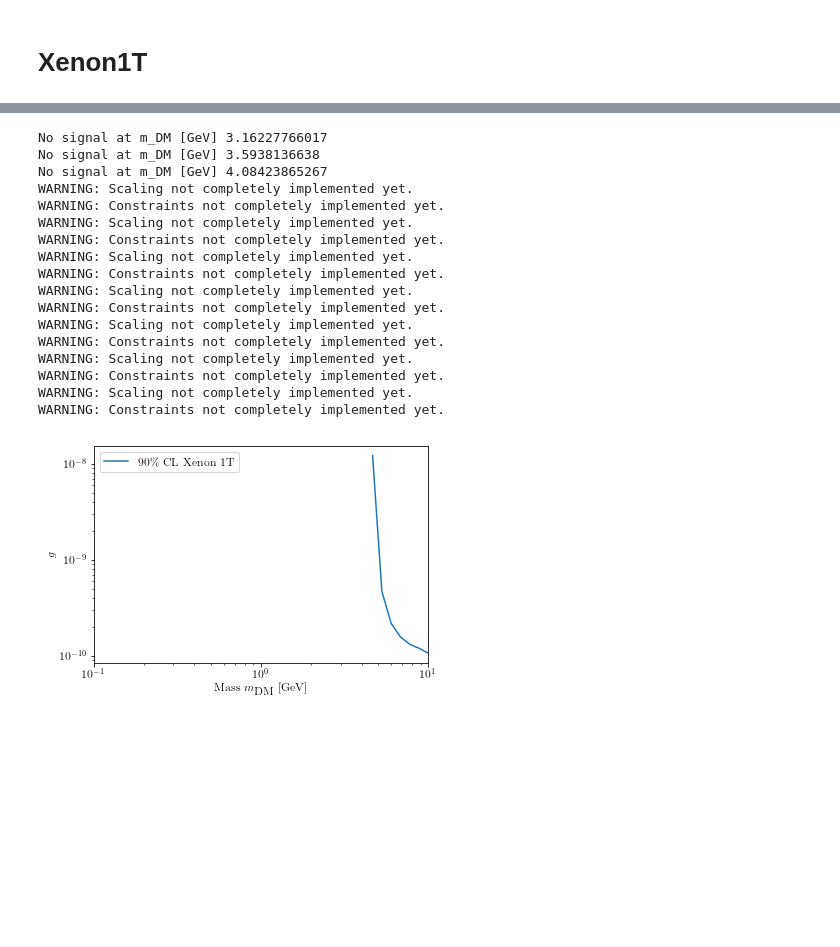
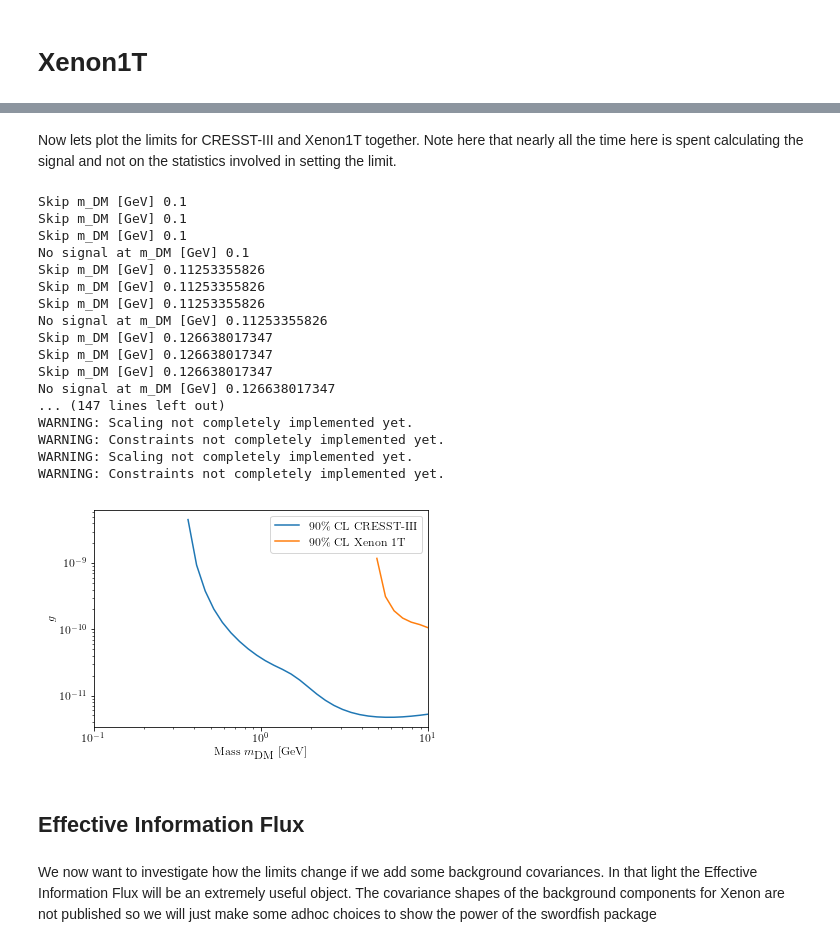
Before and after one commit to kreczko/swordfish, a Jupyter notebook: Examples/DirectDetection.ipynb, the cells around one changed output, grey strips where cells are left out. Saved outputs shown, nothing was run; the diff lists cells and outputs as text; code cells hidden in the pictures; blank space fills up the shorter version.

```diff
--- a/Examples/DirectDetection.ipynb
+++ b/Examples/DirectDetection.ipynb
@@ -205,7 +199,6 @@ def XenonIT_sig(m_DM):
     m_DM *= 1.e3 # conversion to MeV
     A_Xe = 54. #FIXME: Change to Xenon values
     xi_T_Xe = 1.0
-    Eff = Efficiency()
 
     m_T = A_Xe*931.5 # MeV
     muT = m_DM*m_T/(m_DM + m_T) # unitless
@@ -250,48 +243,53 @@ def UL_Xenon(m_DM):
             EC = sf.EffectiveCounts(SF)
             UL = EC.upperlimit(0.1, 0)
             return UL
+# %% [markdown]
+Now lets plot the limits for CRESST-III and Xenon1T together. Note here that nearly all the time here is spent calculating the signal and not on the statistics involved in setting the limit.
 # %%
-mlist = np.logspace(0.5, 1, 10)
-# ULlist_CRESST = []
-#print np.sqrt(UL_CRESST(10)*g2)
+mlist = np.logspace(-1, 1, 40)
+ULlist_CRESST = []
 ULlist_Xenon = []
-# for i, m in enumerate(mlist):
-#    UL = UL_CRESST(m)
-#    if UL is None:
-#        ULlist_CRESST.append(0.)
-#    else:
-#        ULlist_CRESST.append(UL*g2)
+for i, m in enumerate(mlist):
+    UL = UL_CRESST(m)
+    if UL is None:
+        ULlist_CRESST.append(0.)
+    else:
+        ULlist_CRESST.append(UL*g2)
 
 for i, m in enumerate(mlist):
     UL = UL_Xenon(m)
     if UL is None:
         ULlist_Xenon.append(0.)
     else:
         ULlist_Xenon.append(UL*g2)
 
-# plt.loglog(mlist, np.sqrt(ULlist_CRESST), label="90% CL CRESST-III")
+plt.loglog(mlist, np.sqrt(ULlist_CRESST), label="90\% CL CRESST-III")
 plt.loglog(mlist, np.sqrt(ULlist_Xenon), label="90\% CL Xenon 1T")
 plt.legend()
 plt.xlabel(r"Mass $m_{\textrm{DM}}$ [GeV]")
 plt.ylabel(r"$g$")
 plt.xlim(0.1,10)
 plt.show()
 # %% [output]
-No signal at m_DM [GeV] 3.16227766017
-No signal at m_DM [GeV] 3.5938136638
-No signal at m_DM [GeV] 4.08423865267
+Skip m_DM [GeV] 0.1
+Skip m_DM [GeV] 0.1
+Skip m_DM [GeV] 0.1
+No signal at m_DM [GeV] 0.1
+Skip m_DM [GeV] 0.11253355826
+Skip m_DM [GeV] 0.11253355826
+Skip m_DM [GeV] 0.11253355826
+No signal at m_DM [GeV] 0.11253355826
+Skip m_DM [GeV] 0.126638017347
+Skip m_DM [GeV] 0.126638017347
+Skip m_DM [GeV] 0.126638017347
+No signal at m_DM [GeV] 0.126638017347
+... (147 lines left out)
 WARNING: Scaling not completely implemented yet.
 WARNING: Constraints not completely implemented yet.
 WARNING: Scaling not completely implemented yet.
 WARNING: Constraints not completely implemented yet.
-WARNING: Scaling not completely implemented yet.
-WARNING: Constraints not completely implemented yet.
-WARNING: Scaling not completely implemented yet.
-WARNING: Constraints not completely implemented yet.
-WARNING: Scaling not completely implemented yet.
-WARNING: Constraints not completely implemented yet.
-WARNING: Scaling not completely implemented yet.
-WARNING: Constraints not completely implemented yet.
-WARNING: Scaling not completely implemented yet.
-WARNING: Constraints not completely implemented yet.
-[figure, old version]
+[figure, new version]
+# %% [markdown]
+## Effective Information Flux
+# %% [markdown]
+We now want to investigate how the limits change if we add some background covariances. In that light the Effective Information Flux will be an extremely useful object. The covariance shapes of the background components for Xenon are not published so we will just make some adhoc choices to show the power of the swordfish package
```
Also changed, not shown: parts of 9 cells of this notebook.
